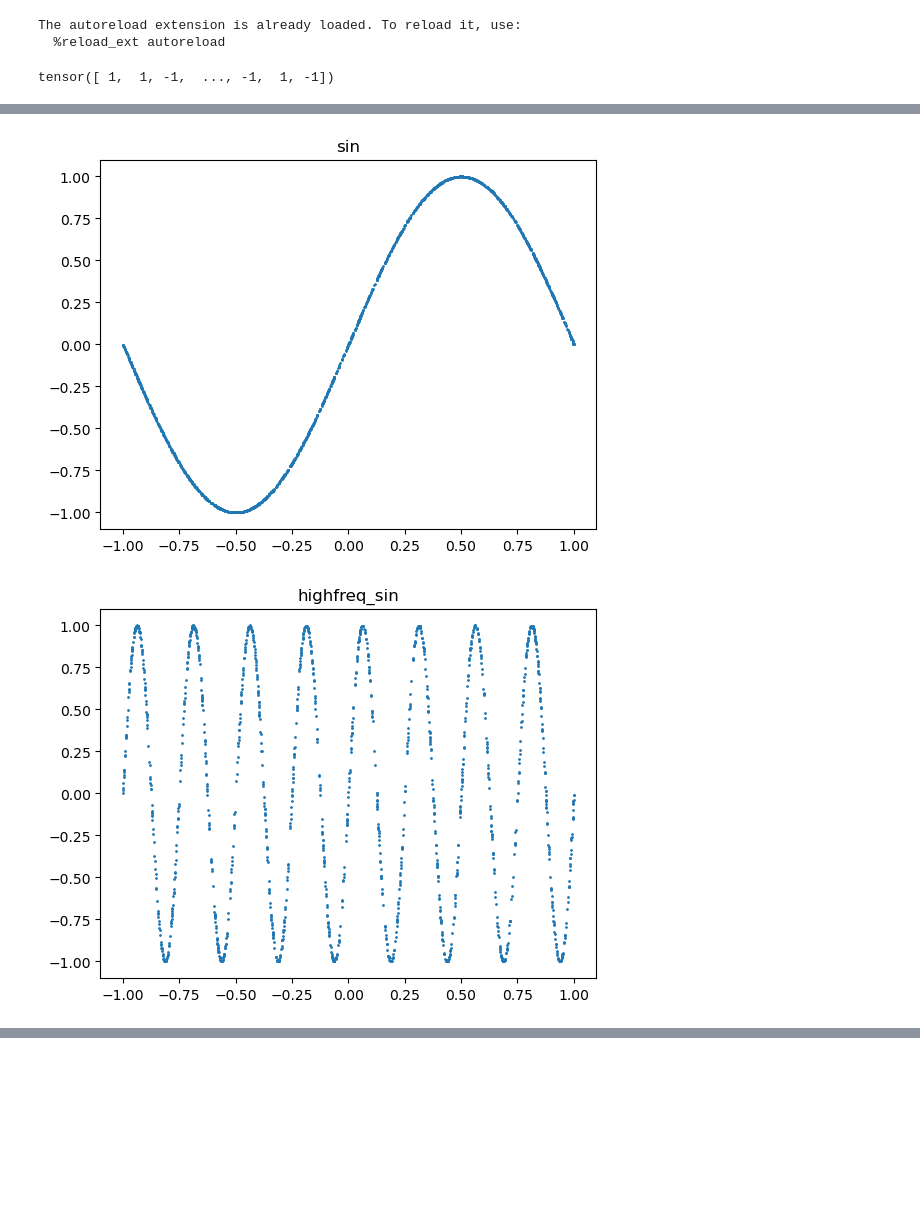
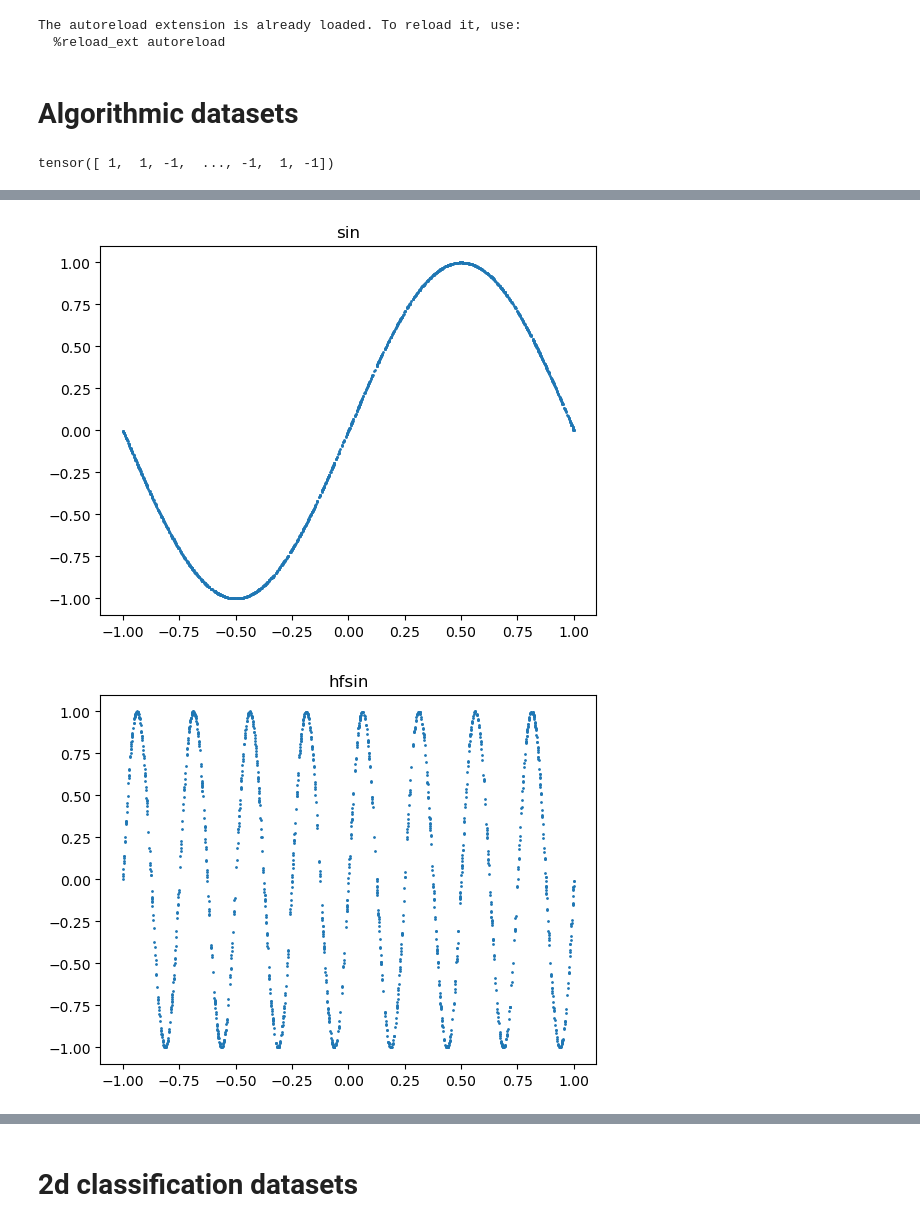
Before and after one commit to LRudL/dots, a Jupyter notebook: notebooks/datasets.ipynb, the cells around one changed output, grey strips where cells are left out. Saved outputs shown, nothing was run; the diff lists cells and outputs as text; code cells hidden in the pictures; blank space fills up the shorter version.

```diff
--- a/notebooks/datasets.ipynb
+++ b/notebooks/datasets.ipynb
@@ -20,6 +20,8 @@ from dots.datasets import *
 # %% [output]
 The autoreload extension is already loaded. To reload it, use:
   %reload_ext autoreload
+# %% [markdown]
+# Algorithmic datasets
 # %%
 ds = get_dataset("square")
 x, y = x_y_tensors_of_dataset(ds)
@@ -28,14 +30,16 @@ y
 # %% [output]
 tensor([ 1,  1, -1,  ..., -1,  1, -1])
 # %%
-for dsname in ["relu", "sin", "highfreq_sin", "square", "noise"]:
+for dsname in ["relu", "sin", "hfsin", "square", "noise"]:
    x, y = x_y_tensors_of_dataset(get_dataset(dsname))
    plt.scatter(x, y, s=1)
    plt.title(dsname )
    plt.show()
 # %% [output]
 [figure]
 [figure]
-[figure, old version]
+[figure, new version]
 [figure]
 [figure]
+# %% [markdown]
+# 2d classification datasets
```
Also changed, not shown: parts of 4 cells of this notebook, 2 other files.
